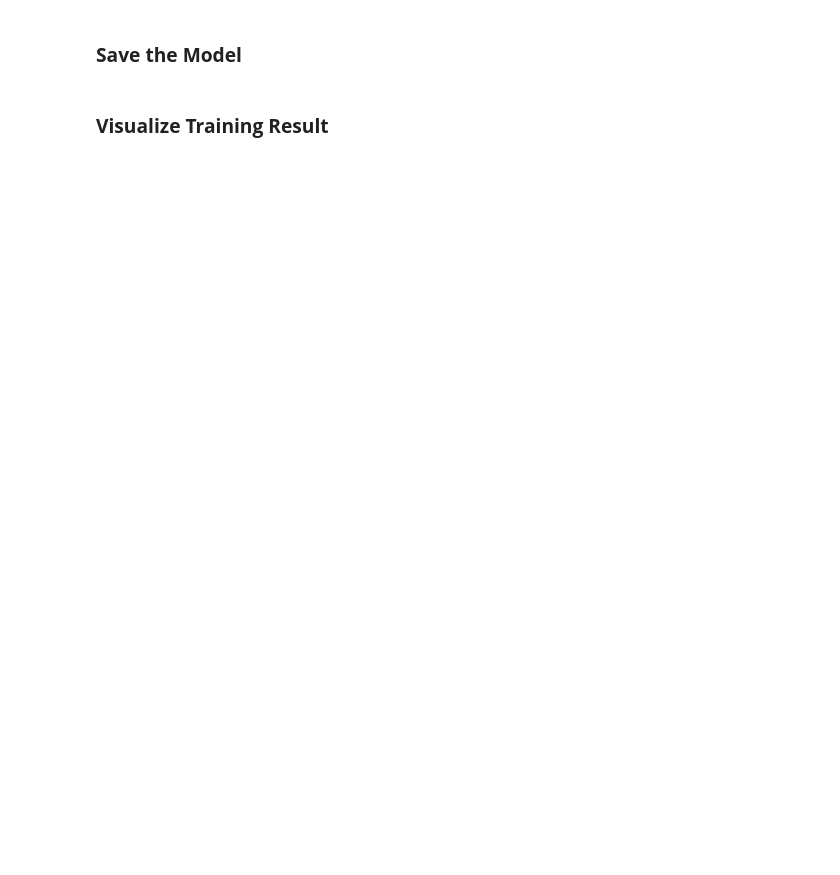
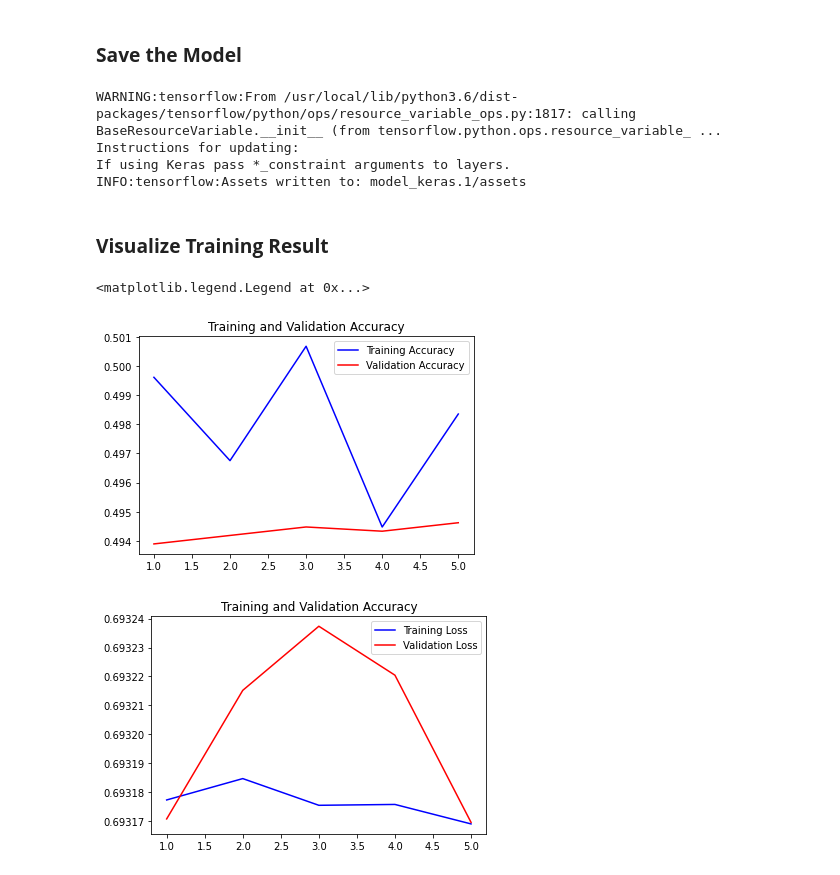
Before and after one commit to syifanurul/Malaria-Cells-Image-Recognition, a Jupyter notebook: Malaria_Cell_Image.ipynb, the cells around one changed output. Saved outputs shown, nothing was run; the diff lists cells and outputs as text; code cells hidden in the pictures; blank space fills up the shorter version.

Commit message:
success until visualize (with small epochs)

```diff
--- a/Malaria_Cell_Image.ipynb
+++ b/Malaria_Cell_Image.ipynb
@@ -229,7 +231,7 @@ model.compile(loss='binary_crossentropy', optimizer='adam', metrics=['accuracy']
 ### **Train and Test the Model**
 # %%
 batch_size = 32
-epochs = 64
+epochs = 5
 ntrain = len(X_train)
 nval = len(X_test)
 # %%
@@ -265,24 +262,33 @@ KeyboardInterrupt: ignored
 # %%
 model.save_weights('model_weights.1')
 model.save('model_keras.1')
+# %% [output]
+WARNING:tensorflow:From /usr/local/lib/python3.6/dist-packages/tensorflow/python/ops/resource_variable_ops.py:1817: calling BaseResourceVariable.__init__ (from tensorflow.python.ops.resource_variable_ ...
+Instructions for updating:
+If using Keras pass *_constraint arguments to layers.
+INFO:tensorflow:Assets written to: model_keras.1/assets
 # %% [markdown]
 ### **Visualize Training Result**
 # %%
-acc = history.history['acc']
-val_acc = history.history['val_acc']
+acc = history.history['accuracy']
+val_acc = history.history['val_accuracy']
 loss = history.history['loss']
 val_loss = history.history['val_loss']
 
 epochs_range = range(1, len(acc) + 1)
 
-plt.plot(epochs, acc, 'b', labels = 'Training Accuracy')
-plt.plot(epochs, val_acc, 'r', label = 'Validation Accuracy')
+plt.plot(epochs_range, acc, 'b', label = 'Training Accuracy')
+plt.plot(epochs_range, val_acc, 'r', label = 'Validation Accuracy')
 plt.title('Training and Validation Accuracy')
 plt.legend()
 
 plt.figure()
 
-plt.plot(epochs, loss, 'b', label = 'Training Loss')
-plt.plot(epochs, val_loss, 'r', label = 'Validation Loss')
-plt.title('Training and Validation Accuracy')
+plt.plot(epochs_range, loss, 'b', label = 'Training Loss')
+plt.plot(epochs_range, val_loss, 'r', label = 'Validation Loss')
+plt.title('Training and Validation Loss')
 plt.legend()
+# %% [output]
+<matplotlib.legend.Legend at 0x...>
+[figure, added]
+[figure, added]
```
Also changed, not shown: parts of 5 cells of this notebook.
